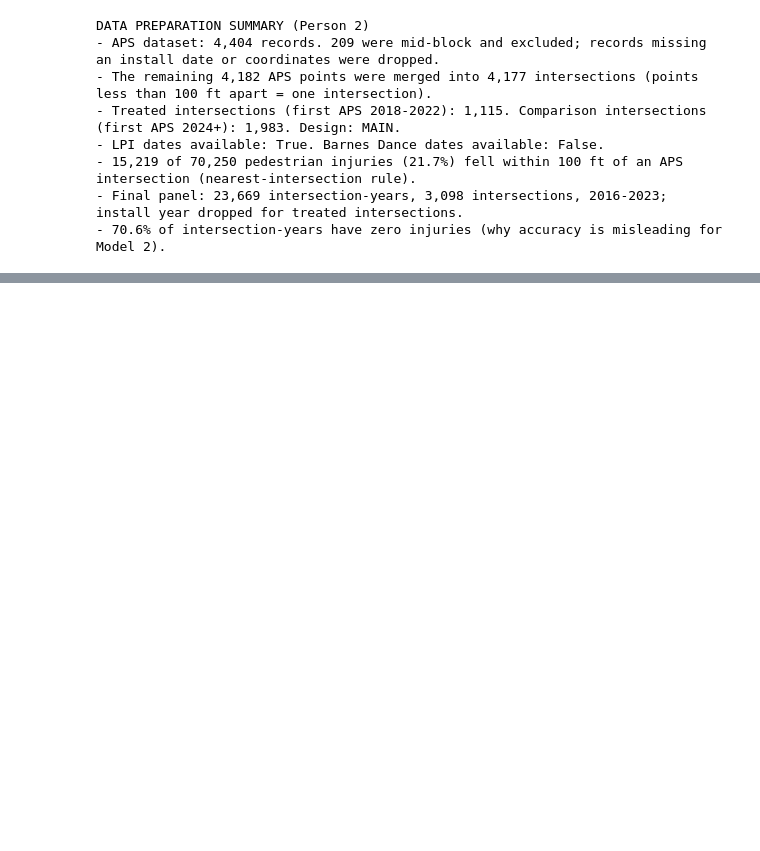
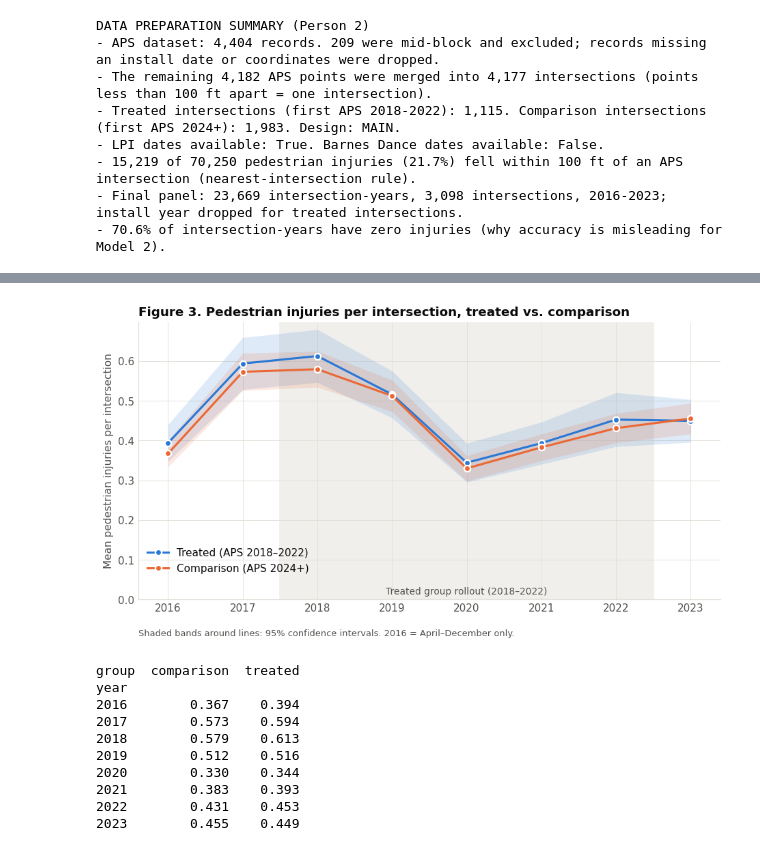
Before and after one commit to karunaav/iads-final-project, a Jupyter notebook: FINALPROJECT.ipynb, the cells around one changed output, grey strips where cells are left out. Saved outputs shown, nothing was run; the diff lists cells and outputs as text; code cells hidden in the pictures; blank space fills up the shorter version.

```diff
--- a/FINALPROJECT.ipynb
+++ b/FINALPROJECT.ipynb
@@ -730,0 +876,39 @@ DATA PREPARATION SUMMARY (Person 2)
+# %%
+trend = (panel.groupby(["year", "group"]).injuries
+         .agg(["mean", "sem", "size"]).reset_index())
+
+fig, ax = plt.subplots(figsize=(10, 4.8))
+ax.axvspan(2017.5, 2022.5, color="#f0efec", zorder=0)
+ax.text(2020, 0.02, "Treated group rollout (2018–2022)", ha="center", fontsize=9, color=INK_2,
+        transform=ax.get_xaxis_transform())
+for g, color, label in [("treated", C_TREAT, "Treated (APS 2018–2022)"),
+                        ("comparison", C_COMP, "Comparison (APS 2024+)")]:
+    t = trend[trend.group == g]
+    ax.fill_between(t.year, t["mean"] - 1.96 * t["sem"], t["mean"] + 1.96 * t["sem"],
+                    color=color, alpha=0.15, linewidth=0)
+    ax.plot(t.year, t["mean"], color=color, lw=2, marker="o", ms=6,
+            markeredgecolor="white", markeredgewidth=1.5, label=label)
+ax.set_xlim(2015.6, 2023.4)
+ax.set_ylim(bottom=0)
+ax.set_xticks(YEARS)
+ax.set_ylabel("Mean pedestrian injuries per intersection")
+ax.set_title("Figure 3. Pedestrian injuries per intersection, treated vs. comparison")
+ax.legend(loc="lower left", bbox_to_anchor=(0, 0.06))
+ax.text(0, -0.13, "Shaded bands around lines: 95% confidence intervals. 2016 = April–December only.",
+        transform=ax.transAxes, fontsize=8.5, color=INK_2)
+fig.savefig("figures/fig3_injury_trends_by_group.png")
+plt.show()
+
+print(trend.pivot(index="year", columns="group", values="mean").round(3).to_string())
+# %% [output]
+[figure, added]
+group  comparison  treated
+year
+2016        0.367    0.394
+2017        0.573    0.594
+2018        0.579    0.613
+2019        0.512    0.516
+2020        0.330    0.344
+2021        0.383    0.393
+2022        0.431    0.453
+2023        0.455    0.449
```
Also changed, not shown: parts of 29 cells of this notebook.
